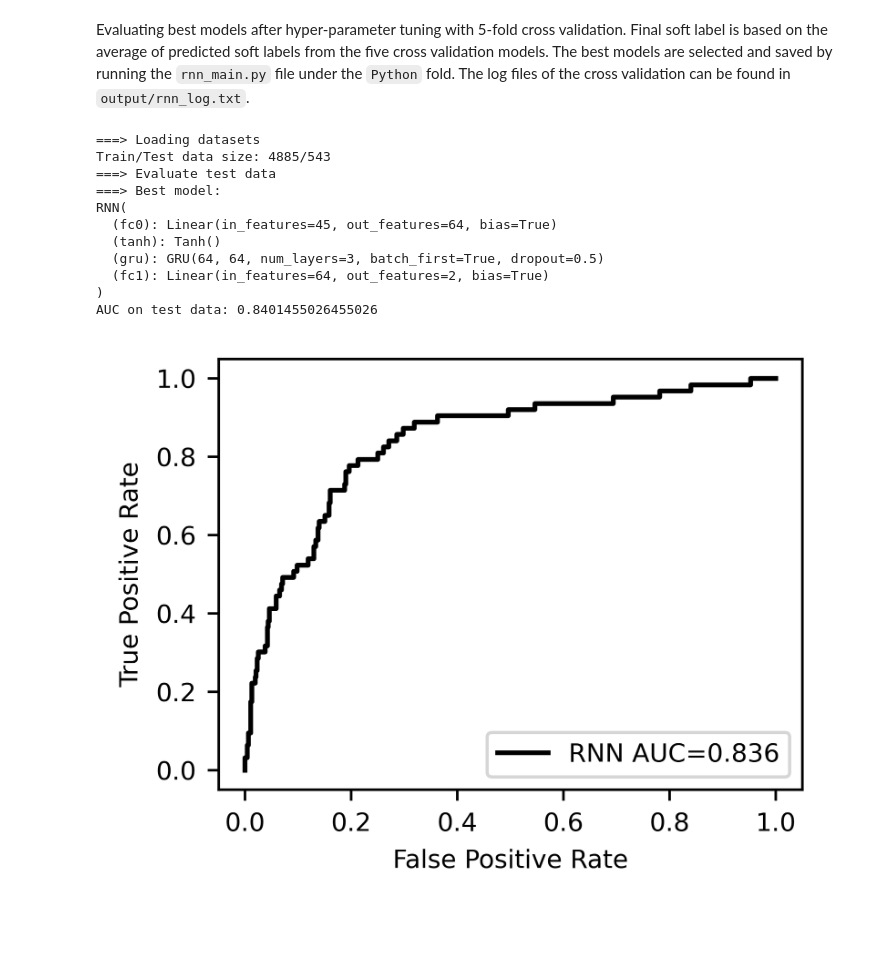
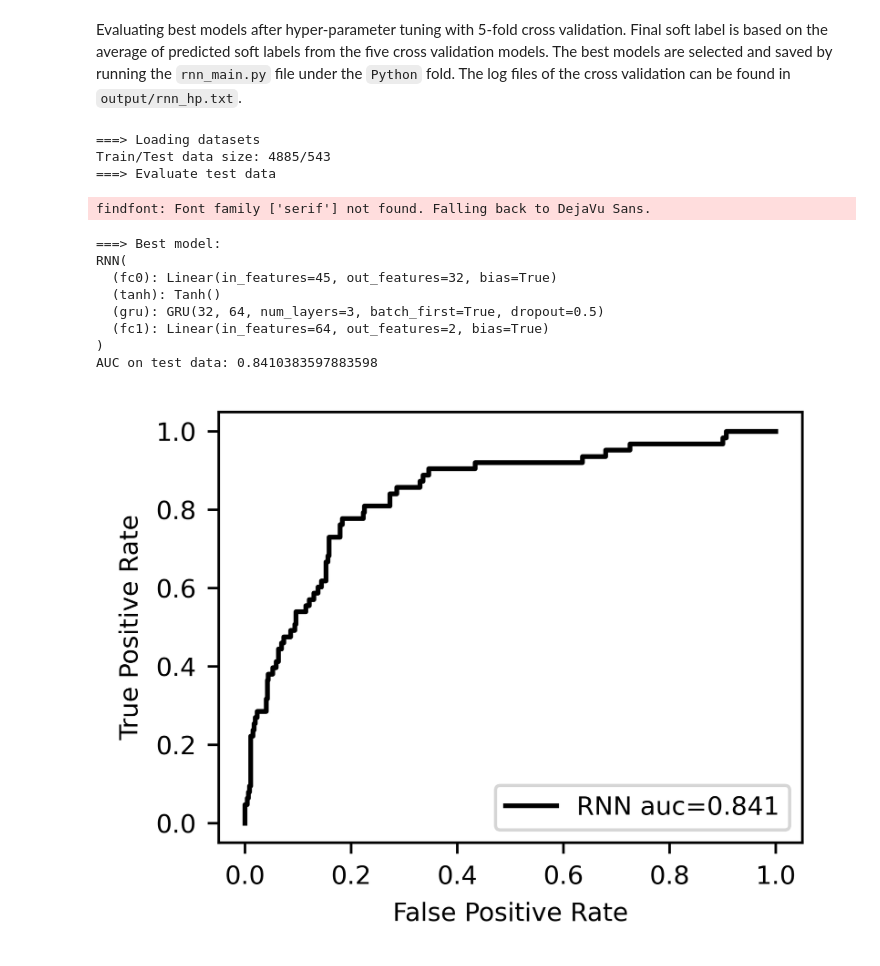
Before and after one commit to kewellcjj/sepsis-detection, a Jupyter notebook: RNN_evalutation.ipynb, the cells around one changed output. Saved outputs shown, nothing was run; the diff lists cells and outputs as text; code cells hidden in the pictures; blank space fills up the shorter version.

```diff
--- a/RNN_evalutation.ipynb
+++ b/RNN_evalutation.ipynb
@@ -1,5 +1,5 @@
 # %% [markdown]
-Evaluating best models after hyper-parameter tuning with 5-fold cross validation. Final soft label is based on the average of predicted soft labels from the five cross validation models. The best models are selected and saved by running the `rnn_main.py` file under the `Python` fold. The log files of the cross validation can be found in `output/rnn_log.txt`.
+Evaluating best models after hyper-parameter tuning with 5-fold cross validation. Final soft label is based on the average of predicted soft labels from the five cross validation models. The best models are selected and saved by running the `rnn_main.py` file under the `Python` fold. The log files of the cross validation can be found in `output/rnn_hp.txt`.
 # %%
 import os
 import pickle
@@ -50,40 +50,41 @@ for fold in range(5):
             target = target.to(device)
 
             output = model(input)
 
             y_true = target.detach().to('cpu').numpy().tolist()
             y_pred = nn.Softmax(1)(output).detach().to('cpu').numpy()[:,1].tolist()
             results.extend(list(zip(y_true, y_pred)))
 
         y_true, y_pred_cv[:, fold] = zip(*results)
         auc = roc_auc_score(y_true, y_pred_cv[:, fold])
 
 print('===> Best model:')
 print(model)
 print(f"AUC on test data: {roc_auc_score(y_true, y_pred_cv.mean(1))}")
 
 pickle.dump((y_true, y_pred_cv.mean(1)), open("output/rnn_roc.pkl", "wb"))
 
 y_true, y_pred = pickle.load(open("output/rnn_roc.pkl", "rb"))
 fpr, tpr, thresholds = metrics.roc_curve(y_true, y_pred)
 roc_auc = metrics.auc(fpr, tpr)
 
 with plt.style.context('ieee'):
-    plt.plot(fpr,tpr,label=f"RNN AUC={auc:.3f}")
+    plt.plot(fpr,tpr,label=f"RNN auc={roc_auc:.3f}")
     plt.xlabel("False Positive Rate")
     plt.ylabel("True Positive Rate")
     plt.legend(loc=0)
     plt.show()
 # %% [output]
 ===> Loading datasets
 Train/Test data size: 4885/543
 ===> Evaluate test data
-===> Best model:
-RNN(
-  (fc0): Linear(in_features=45, out_features=64, bias=True)
-  (tanh): Tanh()
-  (gru): GRU(64, 64, num_layers=3, batch_first=True, dropout=0.5)
-  (fc1): Linear(in_features=64, out_features=2, bias=True)
-)
-AUC on test data: 0.8401455026455026
+findfont: Font family ['serif'] not found. Falling back to DejaVu Sans.
+===> Best model:
+RNN(
+  (fc0): Linear(in_features=45, out_features=32, bias=True)
+  (tanh): Tanh()
+  (gru): GRU(32, 64, num_layers=3, batch_first=True, dropout=0.5)
+  (fc1): Linear(in_features=64, out_features=2, bias=True)
+)
+AUC on test data: 0.8410383597883598
-[figure, old version]
+[figure, new version]
```
Also changed, not shown: 1 other file.
